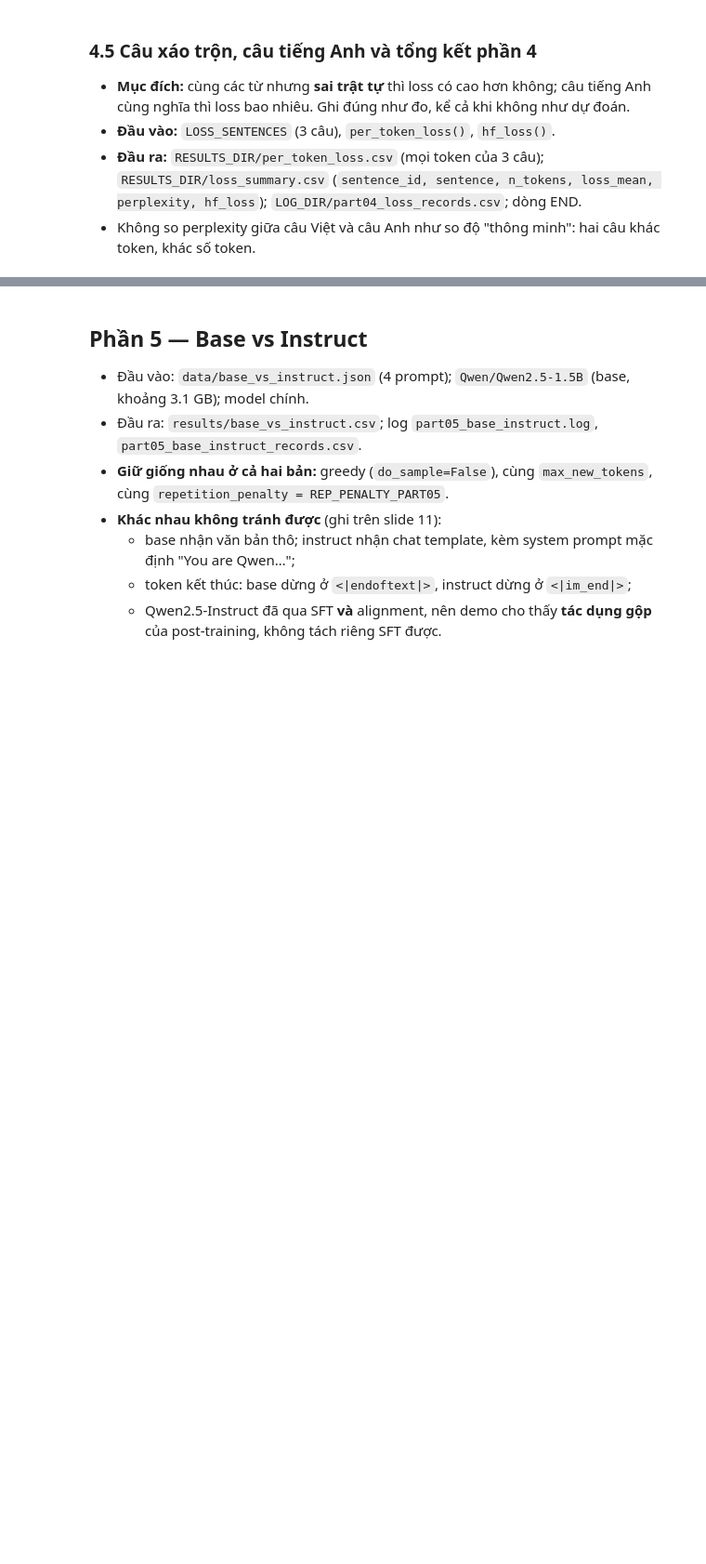
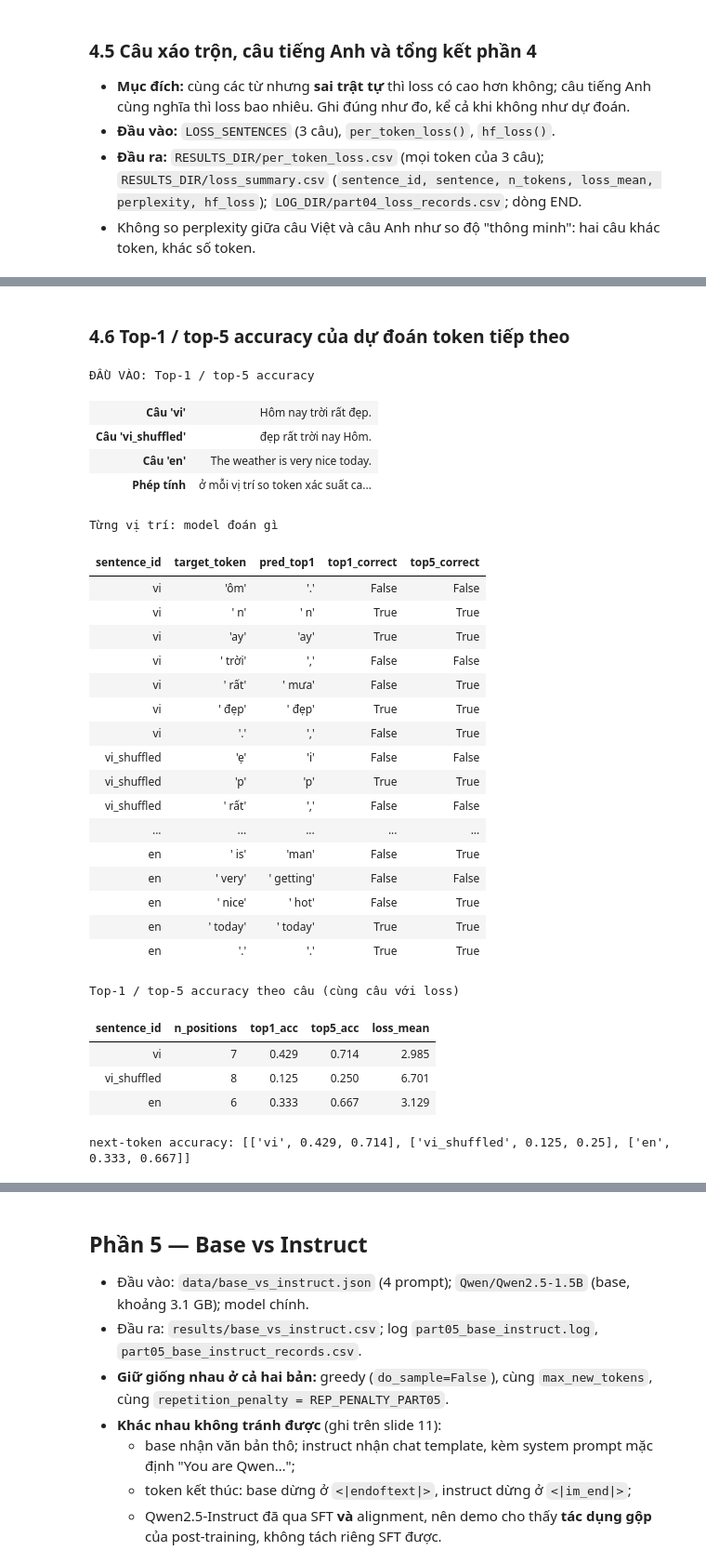
Before and after one commit to pptthu/LLMs_DL, a Jupyter notebook: notebook/llm_presentation.ipynb, the cells around one changed output, grey strips where cells are left out. Shown at 93% size. Drawn from its saved outputs; the diff is of its cells as text; code cells hidden in the pictures; blank space fills up the shorter version.

```diff
--- a/notebook/llm_presentation.ipynb
+++ b/notebook/llm_presentation.ipynb
@@ -1905 +2022,73 @@ tổng kết: loss_mean vi=2.985 (perplexity 19.78) | xáo trộn=6.701 | en=3.1
+# %% [markdown]
+### 4.6 Top-1 / top-5 accuracy của dự đoán token tiếp theo
+# %%
+# 4.6 Top-1 / top-5 accuracy của dự đoán token tiếp theo
+def next_token_acc(text: str) -> pd.DataFrame:
+    """Mỗi vị trí: token đúng có phải token xác suất cao nhất (top-1) / nằm trong 5 token cao nhất (top-5) không."""
+    ids = tok(text, return_tensors="pt", add_special_tokens=False)["input_ids"].to(model.device)
+    with torch.no_grad():
+        logits = model(ids).logits[0, :-1].float()
+    targets = ids[0, 1:]
+    top5 = logits.topk(5, dim=-1).indices
+    return pd.DataFrame({
+        "target_id": targets.tolist(),
+        "target_token": [tok.decode([t]) for t in targets.tolist()],
+        "pred_top1": [tok.decode([t]) for t in top5[:, 0].tolist()],
+        "top1_correct": (top5[:, 0] == targets).tolist(),
+        "top5_correct": (top5 == targets[:, None]).any(-1).tolist(),
+    })
+
+
+show_input("Top-1 / top-5 accuracy", {
+    **{f"Câu '{k}'": v for k, v in LOSS_SENTENCES.items()},
+    "Phép tính": "ở mỗi vị trí so token xác suất cao nhất (argmax) với token thật; top-5: token thật nằm trong 5 token cao nhất",
+})
+acc_rows, acc_detail = [], []
+for sid, sent in LOSS_SENTENCES.items():
+    d = next_token_acc(sent)
+    # Tự kiểm: cùng các vị trí mục tiêu như bảng loss 4.5
+    assert d["target_id"].tolist() == per_token_df.loc[per_token_df["sentence_id"] == sid, "target_id"].tolist()
+    acc_detail.append(d.assign(sentence_id=sid))
+    acc_rows.append({"sentence_id": sid, "n_positions": len(d), "top1_acc": d["top1_correct"].mean(),
+                     "top5_acc": d["top5_correct"].mean(),
+                     "loss_mean": summary_df.set_index("sentence_id").loc[sid, "loss_mean"]})
+acc_df = pd.DataFrame(acc_rows)
+acc_df.to_csv(RESULTS_DIR / "next_token_accuracy.csv", index=False, encoding="utf-8")
+detail_df = pd.concat(acc_detail, ignore_index=True)
+show_table(detail_df.assign(target_token=detail_df["target_token"].map(repr), pred_top1=detail_df["pred_top1"].map(repr))
+           [["sentence_id", "target_token", "pred_top1", "top1_correct", "top5_correct"]], "Từng vị trí: model đoán gì")
+show_table(acc_df, "Top-1 / top-5 accuracy theo câu (cùng câu với loss)", precision=3)
+
+assert (acc_df["top1_acc"] <= acc_df["top5_acc"]).all()   # top-1 đúng thì chắc chắn top-5 đúng
+log(f"next-token accuracy: {acc_df[['sentence_id', 'top1_acc', 'top5_acc']].round(3).values.tolist()}", part=PART04)
+# %% [output]
+ĐẦU VÀO: Top-1 / top-5 accuracy
+| Câu 'vi' | Hôm nay trời rất đẹp. |
+| Câu 'vi_shuffled' | đẹp rất trời nay Hôm. |
+| Câu 'en' | The weather is very nice today. |
+| Phép tính | ở mỗi vị trí so token xác suất ca... |
+Từng vị trí: model đoán gì
+| sentence_id | target_token | pred_top1 | top1_correct | top5_correct |
+| vi | 'ôm' | '.' | False | False |
+| vi | ' n' | ' n' | True | True |
+| vi | 'ay' | 'ay' | True | True |
+| vi | ' trời' | ',' | False | False |
+| vi | ' rất' | ' mưa' | False | True |
+| vi | ' đẹp' | ' đẹp' | True | True |
+| vi | '.' | ',' | False | True |
+| vi_shuffled | 'ẹ' | 'i' | False | False |
+| vi_shuffled | 'p' | 'p' | True | True |
+| vi_shuffled | ' rất' | ',' | False | False |
+| ... | ... | ... | ... | ... |
+| en | ' is' | 'man' | False | True |
+| en | ' very' | ' getting' | False | False |
+| en | ' nice' | ' hot' | False | True |
+| en | ' today' | ' today' | True | True |
+| en | '.' | '.' | True | True |
+Top-1 / top-5 accuracy theo câu (cùng câu với loss)
+| sentence_id | n_positions | top1_acc | top5_acc | loss_mean |
+| vi | 7 | 0.429 | 0.714 | 2.985 |
+| vi_shuffled | 8 | 0.125 | 0.250 | 6.701 |
+| en | 6 | 0.333 | 0.667 | 3.129 |
+next-token accuracy: [['vi', 0.429, 0.714], ['vi_shuffled', 0.125, 0.25], ['en', 0.333, 0.667]]
 # %% [markdown]
```
Also changed, not shown: parts of 55 cells of this notebook, 1 other file.
